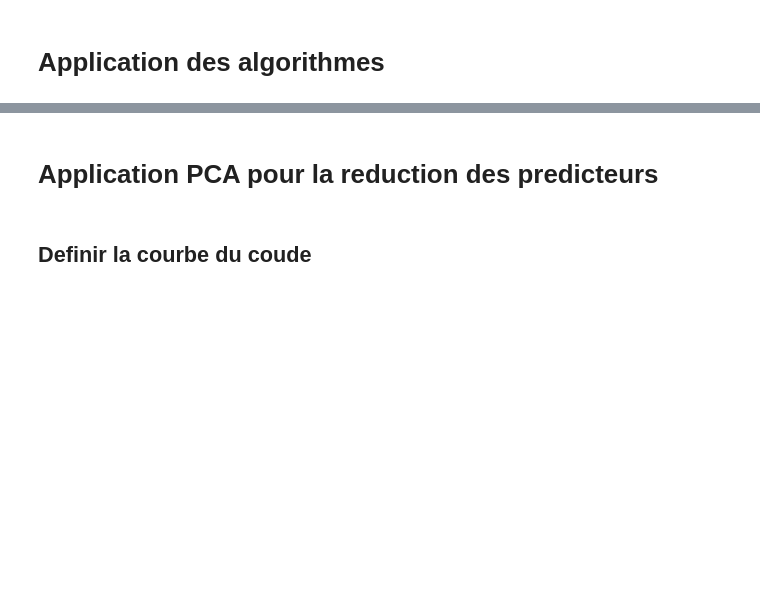
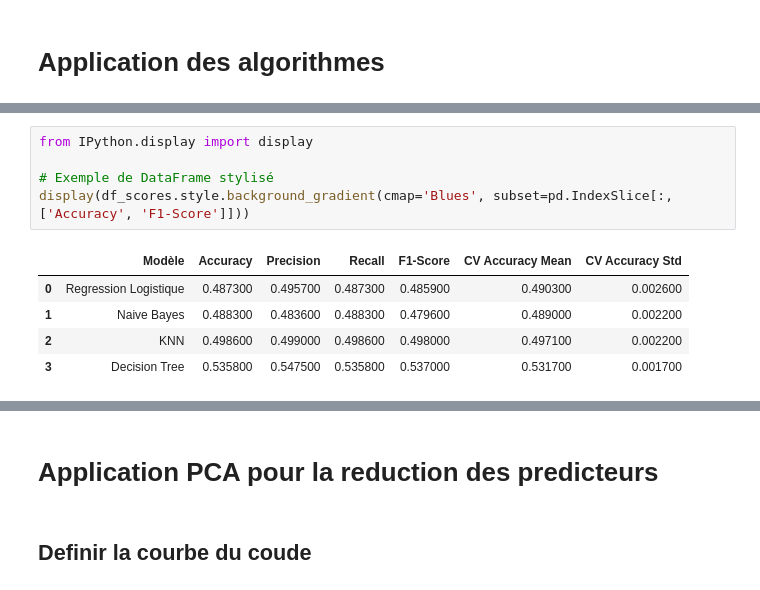
Before and after one commit to merbouk/Projet_Session_Bdeb, a Jupyter notebook: AutomatisationAlgorithme_PCA.ipynb, the cells around one changed output, grey strips where cells are left out. Saved outputs shown, nothing was run; the diff lists cells and outputs as text; blank space fills up the shorter version.

```diff
--- a/AutomatisationAlgorithme_PCA.ipynb
+++ b/AutomatisationAlgorithme_PCA.ipynb
@@ -339,3 +359,14 @@ df_scores
+# %%
+from IPython.display import display
+
+# Exemple de DataFrame stylisé
+display(df_scores.style.background_gradient(cmap='Blues', subset=pd.IndexSlice[:, ['Accuracy', 'F1-Score']]))
+# %% [output]
+|  | Modèle | Accuracy | Precision | Recall | F1-Score | CV Accuracy Mean | CV Accuracy Std |
+| 0 | Regression Logistique | 0.487300 | 0.495700 | 0.487300 | 0.485900 | 0.490300 | 0.002600 |
+| 1 | Naive Bayes | 0.488300 | 0.483600 | 0.488300 | 0.479600 | 0.489000 | 0.002200 |
+| 2 | KNN | 0.498600 | 0.499000 | 0.498600 | 0.498000 | 0.497100 | 0.002200 |
+| 3 | Decision Tree | 0.535800 | 0.547500 | 0.535800 | 0.537000 | 0.531700 | 0.001700 |
 # %%
 visualiser_resultats(df_scores)
 # %% [output]
```
Also changed, not shown: parts of 22 cells of this notebook, 10 other files.
